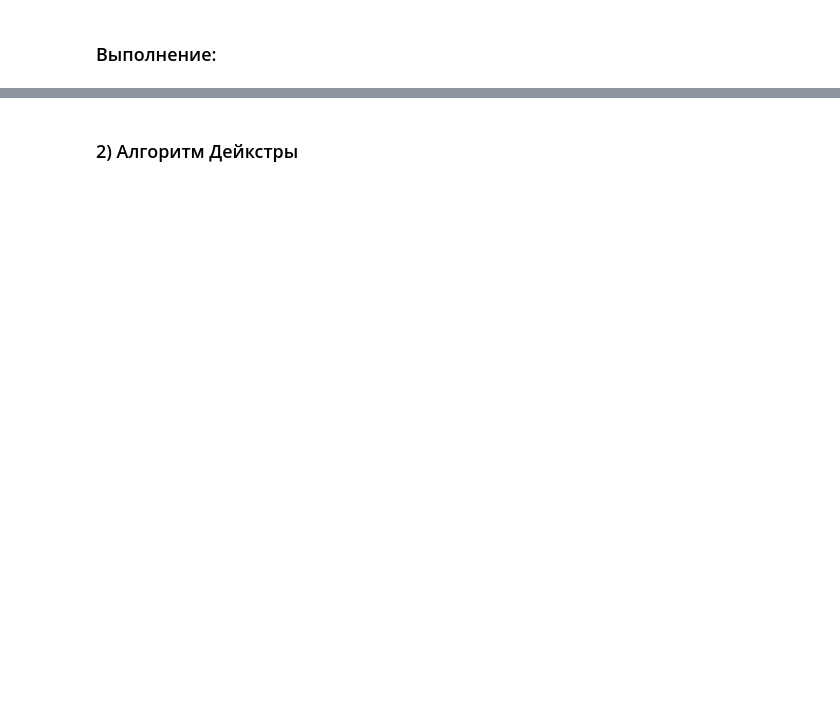
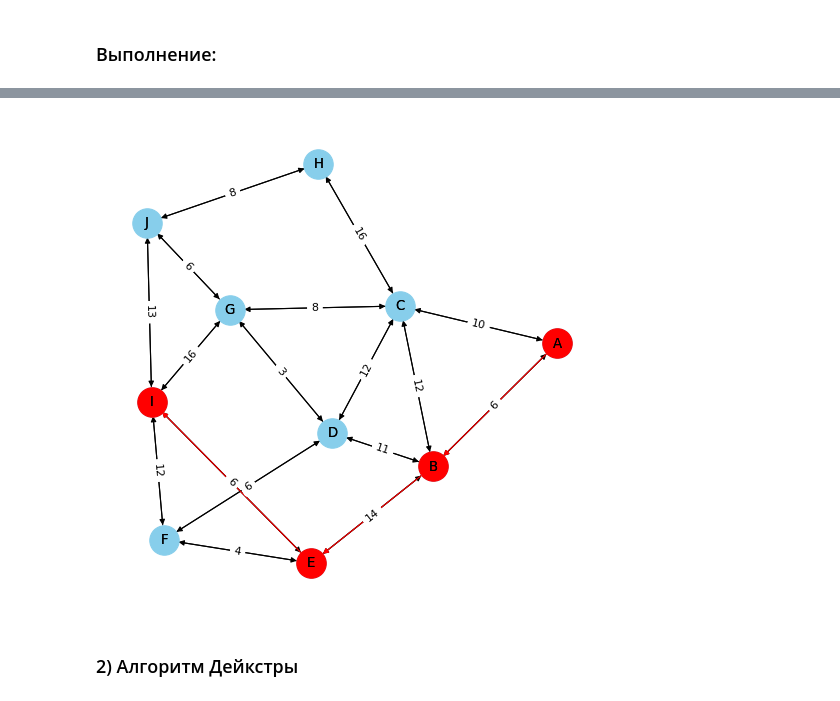
Before and after one commit to LushinEA/Data-Structures-and-Algorithms, a Jupyter notebook: labs/Lab6.ipynb, the cells around one changed output, grey strips where cells are left out. Cells and saved outputs as stored; diff of their text form; code cells hidden in the pictures; blank space fills up the shorter version.

```diff
--- a/labs/Lab6.ipynb
+++ b/labs/Lab6.ipynb
@@ -30,0 +33,97 @@ import copy
+# %%
+def print_graph(matrix, path):
+    G = nx.DiGraph()
+    H = nx.DiGraph()
+    for el1, vector in enumerate(matrix):
+        for el2, w in enumerate(vector):
+            if w > 0:
+                G.add_edge(chr(el1+65), chr(el2+65), weight=w)
+    for i in range(len(path)-1):
+        for el1, vector in enumerate(matrix):
+            if el1 == path[i]:
+                for el2, w in enumerate(vector):
+                    if el2 == path[i+1]:
+                        H.add_edge(chr(el1+65), chr(el2+65), weight=w)
+    edge_labels = dict(((u,v), d['weight']) for u, v, d in G.edges(data=True))
+    node_labels = {node:node for node in G.nodes()}
+
+    # Установка параметров вывода
+    plt.figure(num=None, figsize=(8, 8), dpi=80)
+    pos = nx.spring_layout(G)
+
+    nx.draw_networkx_edge_labels(G, pos, edge_labels=edge_labels)
+    nx.draw_networkx_labels(G, pos, labels=node_labels)
+    nx.draw(G, pos, node_size = 700, node_color = '#87CEEB')
+
+    nx.draw_networkx_edge_labels(H, pos, edge_labels=edge_labels)
+    nx.draw_networkx_labels(H, pos, labels=node_labels)
+    nx.draw(H, pos, node_size = 700, node_color = '#FF0000', edge_color='#FF0000')
+
+    plt.show()
+
+def read_matrix(filename):
+    my_file = open(filename, 'r', encoding = "utf-8")
+    matrix = []
+    for line in my_file:
+        node = line.split()
+        temp = []
+        for element in node:
+            temp.append(int(element))
+        matrix.append(temp)
+    my_file.close()
+    return matrix
+
+def get_path(P, u, v):
+    path = [u]
+    while u != v:
+        u = P[u][v]
+        path.append(u)
+    return path
+
+def Floyd_Warshell():
+    V = read_matrix('../Lab6_matrix/1.txt')
+    for i, vector in enumerate(V):
+        for j, w in enumerate(vector):
+            if V[i][j] == 9999:
+                V[i][j] = math.inf
+    N = len(V)                       # число вершин в графе
+    P = [[v for v in range(N)] for u in range(N)]       # начальный список предыдущих вершин для поиска кратчайших маршрутов
+    for k in range(N):
+        for i in range(N):
+            for j in range(N):
+                d = V[i][k] + V[k][j]
+                if V[i][j] > d:
+                    V[i][j] = d
+                    P[i][j] = k     # номер промежуточной вершины при движении от i к j
+    return P
+
+# нумерацця вершин начинается с нуля
+matrix = read_matrix('../Lab6_matrix/1.txt')
+
+for i, vector in enumerate(matrix):
+    for j, w in enumerate(vector):
+        if matrix[i][j] == 9999:
+            matrix[i][j] = 0
+
+start = ord('A')-65
+end = ord('I')-65
+path = get_path(Floyd_Warshell(), end, start)
+
+path.reverse()
+
+count = 0
+for i in range(len(path)-1):
+        for el1, vector in enumerate(matrix):
+            if el1 == path[i]:
+                for el2, w in enumerate(vector):
+                    if el2 == path[i+1]:
+                        count = count + w
+print("Найден следующий лучший маршрут с ценностью {}.".format(count))
+
+shortcut = copy.deepcopy(path)
+for i in range (len(shortcut)):
+        shortcut[i] = chr(shortcut[i]+65)
+print(" -> ".join(shortcut))
+
+print_graph(matrix, path)
+# %% [output]
@@ -31,3 +132,4 @@ import copy
+[figure, added]
 # %% [markdown]
 ### 2) Алгоритм Дейкстры
 # %%
```
Also changed, not shown: parts of 5 cells of this notebook.
